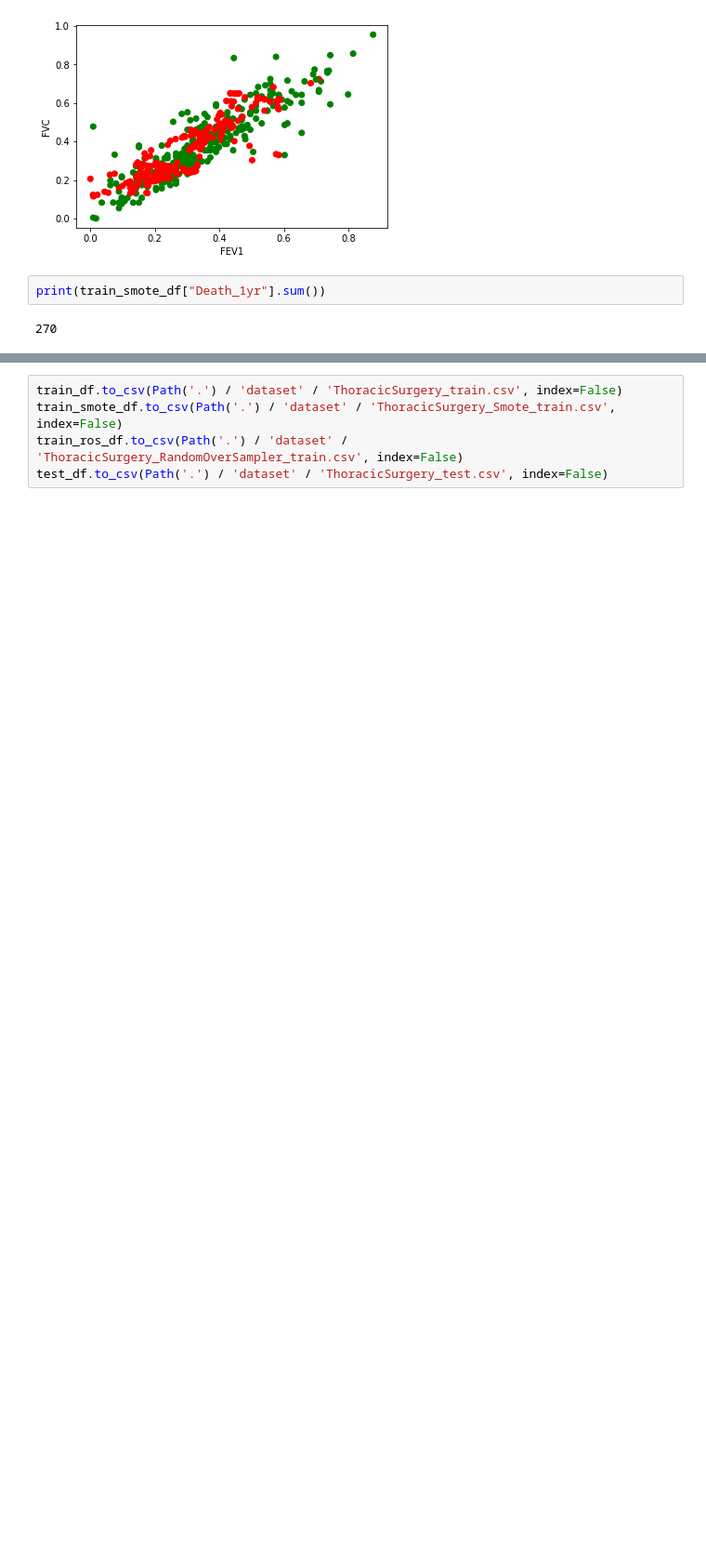
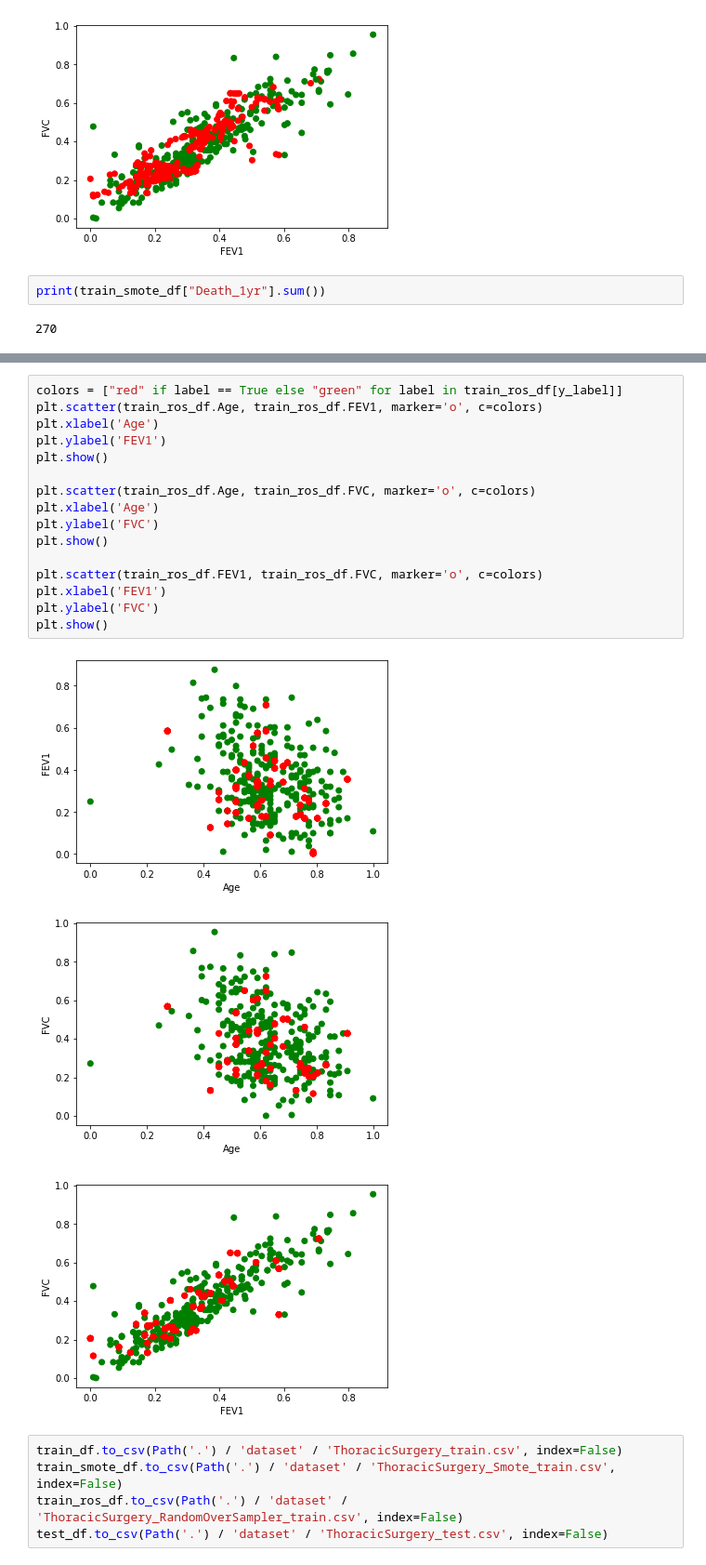
Before and after one commit to GiuseppeMoscarelli/Thoracic-Surgery, a Jupyter notebook: src/2_rebalancing_dataset.ipynb, the cells around one changed output, grey strips where cells are left out. Shown at 93% size. Drawn from its saved outputs; the diff is of its cells as text; blank space fills up the shorter version.

```diff
--- a/src/2_rebalancing_dataset.ipynb
+++ b/src/2_rebalancing_dataset.ipynb
@@ -187,6 +212,26 @@ After
 Positive samples: 270
 Negative samples: 270
 [figure]
+# %%
+colors = ["red" if label == True else "green" for label in train_ros_df[y_label]]
+plt.scatter(train_ros_df.Age, train_ros_df.FEV1, marker='o', c=colors)
+plt.xlabel('Age')
+plt.ylabel('FEV1')
+plt.show()
+
+plt.scatter(train_ros_df.Age, train_ros_df.FVC, marker='o', c=colors)
+plt.xlabel('Age')
+plt.ylabel('FVC')
+plt.show()
+
+plt.scatter(train_ros_df.FEV1, train_ros_df.FVC, marker='o', c=colors)
+plt.xlabel('FEV1')
+plt.ylabel('FVC')
+plt.show()
+# %% [output]
+[figure, added]
+[figure, added]
+[figure, added]
 # %%
 train_df.to_csv(Path('.') / 'dataset' / 'ThoracicSurgery_train.csv', index=False)
 train_smote_df.to_csv(Path('.') / 'dataset' / 'ThoracicSurgery_Smote_train.csv', index=False)
```
Also changed, not shown: parts of 8 cells of this notebook, 2 other files.
